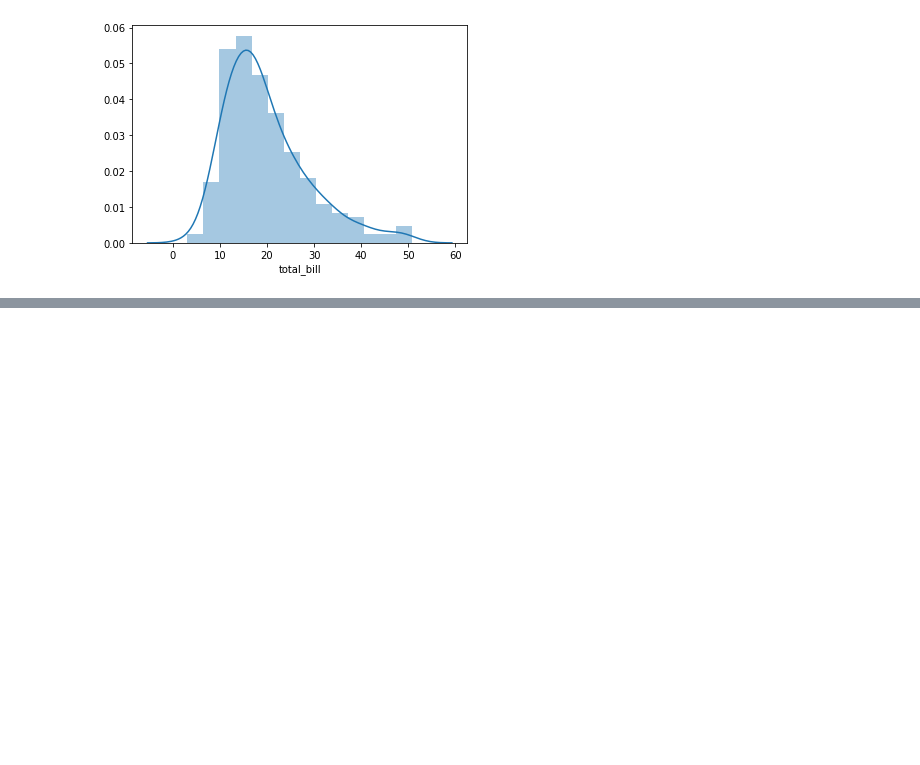
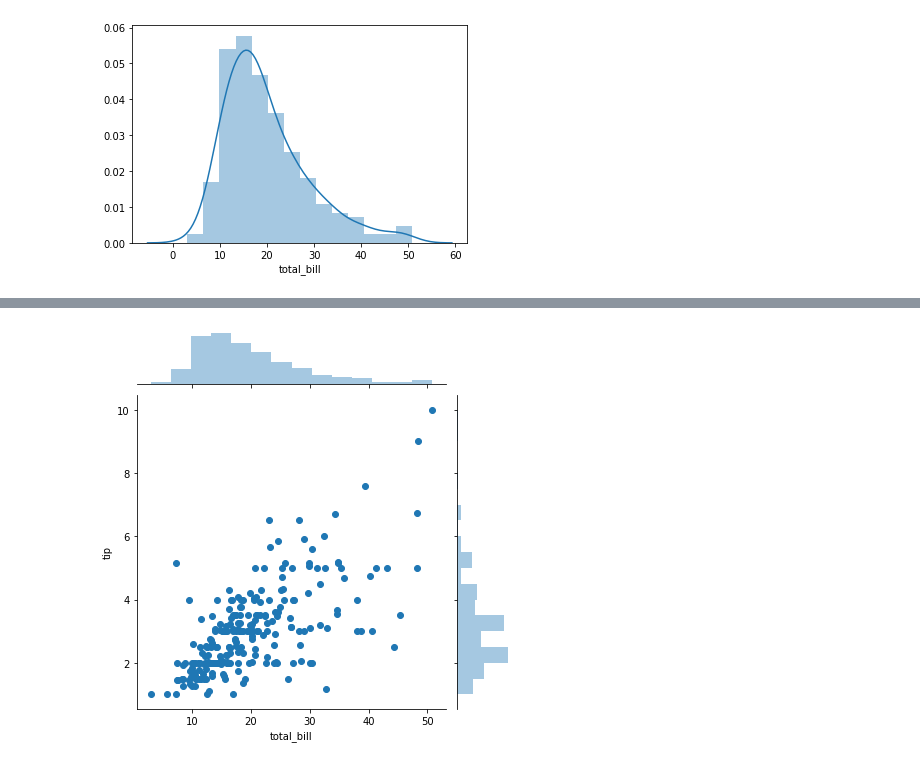
Before and after one commit to arnelimperial/data-analysis, a Jupyter notebook: seaborn/distribution plots.ipynb, the cells around one changed output, grey strips where cells are left out. Saved outputs shown, nothing was run; the diff lists cells and outputs as text; code cells hidden in the pictures; blank space fills up the shorter version.

```diff
--- a/seaborn/distribution plots.ipynb
+++ b/seaborn/distribution plots.ipynb
@@ -30,0 +34,7 @@ sns.distplot(tips['total_bill'], kde=False)
+# %%
+# Combining & compairing two distribution plot; with 2 variable
+sns.jointplot(x='total_bill',y='tip',data=tips)
+
+plt.show()
+# %% [output]
+[figure, added]
```
Also changed, not shown: parts of 10 cells of this notebook, 7 other files.
